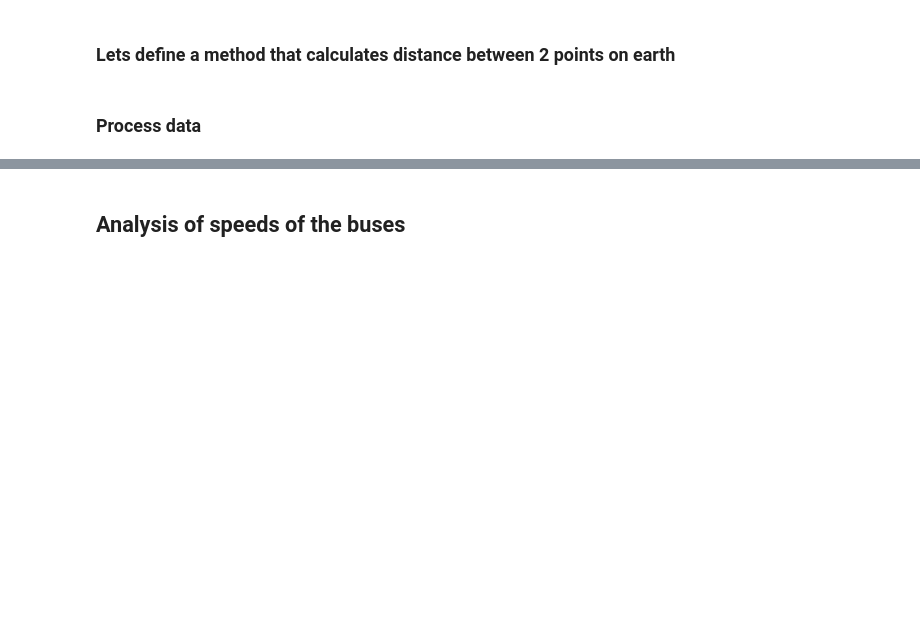
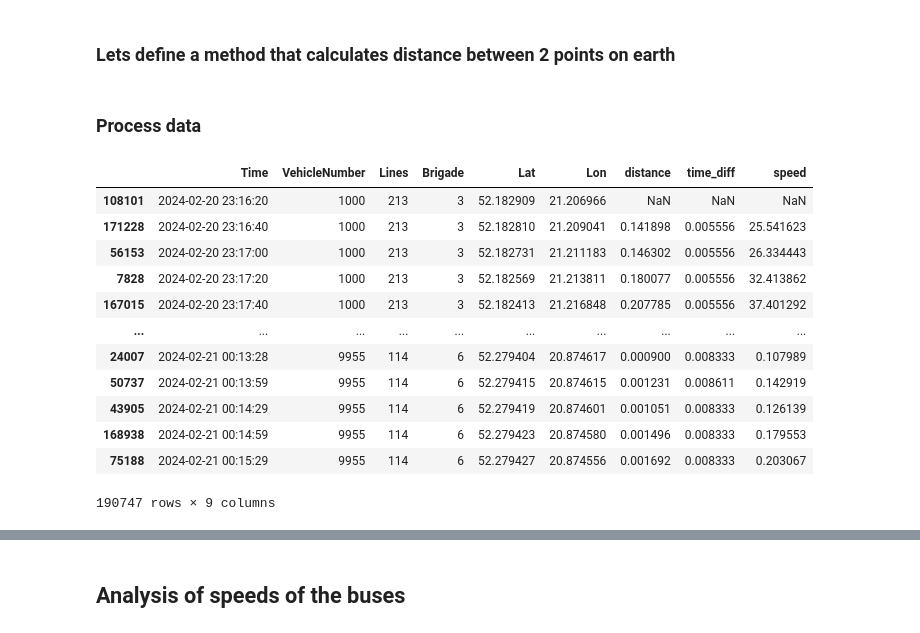
Before and after one commit to patrykmalcher/buses-in-warsaw, a Jupyter notebook: notebook/data-analysis.ipynb, the cells around one changed output, grey strips where cells are left out. Cells and saved outputs as stored; diff of their text form; code cells hidden in the pictures; blank space fills up the shorter version.

```diff
--- a/notebook/data-analysis.ipynb
+++ b/notebook/data-analysis.ipynb
@@ -35,27 +35,49 @@ def calculate_distance(lat_a, lon_a, lat_b, lon_b):
 # %%
 import pandas as pd
 
 df = pd.DataFrame(json_data)
 
 # Convert time to pandas time type.
-df['Time'] = pd.to_datetime(df['Time'])
+df['Time'] = pd.to_datetime(df['Time'], errors='coerce')
+
+# Drop rows with missing or invalid datetime.
+df = df.dropna(subset=['Time'])
 
 # Sort by vehicles and time.
 df.sort_values(by=['VehicleNumber', 'Time'], inplace=True)
 
 # Calculate distance between two consecutive points for each vehicle.
 df['distance'] = np.hstack(df.groupby('VehicleNumber')
                              .apply(lambda x: calculate_distance(x['Lat'],
                                                                  x['Lon'],
                                                                  x['Lat'].shift(),
                                                                  x['Lon'].shift()))
                              .values)
 
 # Calculate time difference between consecutive points (in hours).
 df['time_diff'] = df.groupby('VehicleNumber')['Time'].diff().dt.total_seconds() / 3600
 
 # Calculate speed (in km/h)
 df['speed'] = df['distance'] / df['time_diff']
+
+# Remove buses with unrealistic speed.
+df = df[(df['speed'] <= 90) | df['speed'].isna()]
+
+df
+# %% [output]
+|  | Time | VehicleNumber | Lines | Brigade | Lat | Lon | distance | time_diff | speed |
+| 108101 | 2024-02-20 23:16:20 | 1000 | 213 | 3 | 52.182909 | 21.206966 | NaN | NaN | NaN |
+| 171228 | 2024-02-20 23:16:40 | 1000 | 213 | 3 | 52.182810 | 21.209041 | 0.141898 | 0.005556 | 25.541623 |
+| 56153 | 2024-02-20 23:17:00 | 1000 | 213 | 3 | 52.182731 | 21.211183 | 0.146302 | 0.005556 | 26.334443 |
+| 7828 | 2024-02-20 23:17:20 | 1000 | 213 | 3 | 52.182569 | 21.213811 | 0.180077 | 0.005556 | 32.413862 |
+| 167015 | 2024-02-20 23:17:40 | 1000 | 213 | 3 | 52.182413 | 21.216848 | 0.207785 | 0.005556 | 37.401292 |
+| ... | ... | ... | ... | ... | ... | ... | ... | ... | ... |
+| 24007 | 2024-02-21 00:13:28 | 9955 | 114 | 6 | 52.279404 | 20.874617 | 0.000900 | 0.008333 | 0.107989 |
+| 50737 | 2024-02-21 00:13:59 | 9955 | 114 | 6 | 52.279415 | 20.874615 | 0.001231 | 0.008611 | 0.142919 |
+| 43905 | 2024-02-21 00:14:29 | 9955 | 114 | 6 | 52.279419 | 20.874601 | 0.001051 | 0.008333 | 0.126139 |
+| 168938 | 2024-02-21 00:14:59 | 9955 | 114 | 6 | 52.279423 | 20.874580 | 0.001496 | 0.008333 | 0.179553 |
+| 75188 | 2024-02-21 00:15:29 | 9955 | 114 | 6 | 52.279427 | 20.874556 | 0.001692 | 0.008333 | 0.203067 |
+190747 rows × 9 columns
 # %% [markdown]
 </ol>
 # %% [markdown]
```
Also changed, not shown: parts of 4 cells of this notebook, 6 other files.
